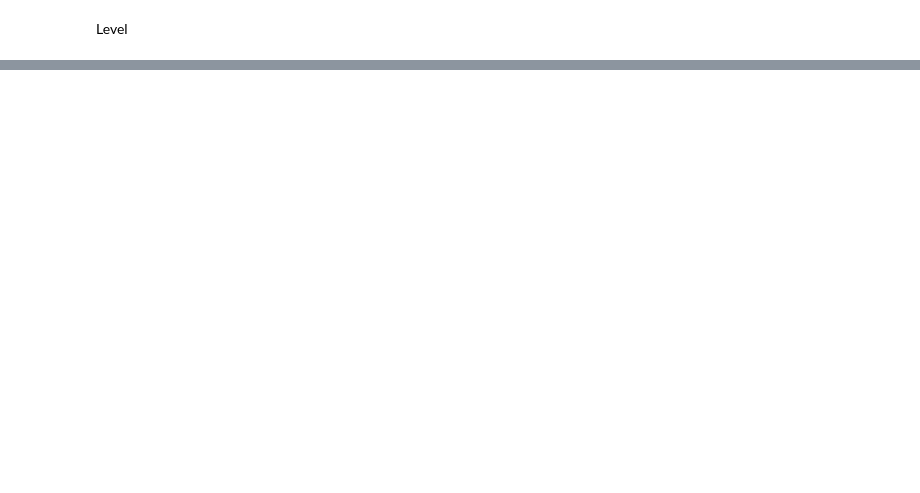
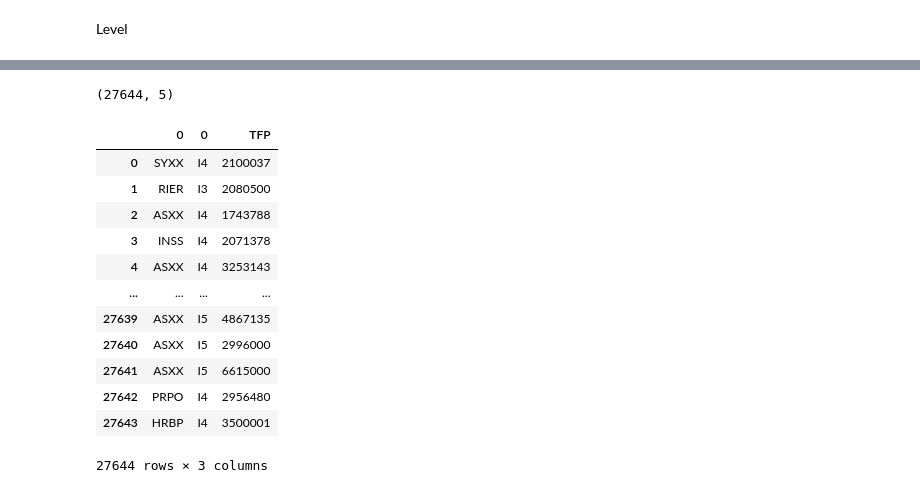
Before and after one commit to LazyHooks/Aon_Optimus, a Jupyter notebook: optimus_v5.ipynb, the cells around one changed output, grey strips where cells are left out. Drawn from its saved outputs; the diff is of its cells as text; code cells hidden in the pictures; blank space fills up the shorter version.

```diff
--- a/optimus_v5.ipynb
+++ b/optimus_v5.ipynb
@@ -100,13 +87,6 @@ for col in train_cols:
 # %% [markdown]
 Level
 # %%
-scaler=MinMaxScaler()
-tfp = tfp.values.reshape(-1, 1)
-tfp_test = tfp_test.values.reshape(-1, 1)
-scaler.fit(tfp)
-tfp_s=scaler.transform(tfp)
-tfp_s_test=scaler.transform(tfp_test)
-
 vectorizers_2 = []
 X_train_list_2 = []
 X_test_list_2 = []
@@ -118,8 +98,13 @@ for col in train_cols:
     X_test_list_2.append(X_test_col)
     vectorizers_2.append(vectorizer)
 
-X_train_list_2.append(tfp_s.reshape(1,-1))
-X_test_list_2.append(tfp_s_test.reshape(1,-1))
+jfcol='Job Family Code'
+vectorizer = TfidfVectorizer(max_features=10000)
+X_train_col = vectorizer.fit_transform(data.loc[:, jfcol])
+X_train_list_2.append(X_train_col)
+X_test_col = vectorizer.transform(data.loc[:, jfcol])
+X_test_list_2.append(X_test_col)
+vectorizers_2.append(vectorizer)
 # %% [markdown]
 JF
 # %%
@@ -193,12 +217,3 @@ Unseen Level
-# %%
-X_test_unseen_2 = []
-
-for i, col in enumerate(train_cols):
-    vectorizer = vectorizers[i]
-    X_test_col_2 = vectorizer.transform(df_test.loc[:, col])
-    X_test_unseen_2.append(X_test_col_2)
-
-X_unseen_2 = hstack(X_test_unseen_2)
 # %% [markdown]
 JF
 # %%
@@ -206,3 +223,17 @@ y_test_pred = model.predict (X_unseen)
+# %%
+X_test_unseen_2 = []
+z=0
+for i, col in enumerate(train_cols):
+    vectorizer = vectorizers_2[i]
+    X_test_col_2 = vectorizer.transform(df_test.loc[:, col])
+    X_test_unseen_2.append(X_test_col_2)
+    z=i
+
+vectorizer = vectorizers_2[z+1]
+X_test_col_2 = vectorizer.transform(df_test.loc[:, jfcol])
+X_test_unseen_2.append(X_test_col_2)
+
+X_unseen_2 = hstack(X_test_unseen_2)
 # %% [markdown]
 Level
 # %%
@@ -211,7 +242,7 @@ y_test_pred_2 = model_2.predict (X_unseen_2)
 pd.DataFrame(y_test_pred).to_csv('JF_x.csv')
 pd.DataFrame(y_test_pred_2).to_csv('Lvl_x.csv')
 frames=[pd.DataFrame(y_test_pred),pd.DataFrame(y_test_pred_2)]
-maps=pd.concat(frames)
+maps=pd.concat(frames, axis=1)
 pd.DataFrame(maps).to_csv('maps_x.csv')
 # %% [markdown]
 JF
@@ -229,0 +301,22 @@ print('Classification Report:\n', classification_report(y_test_actual_2, y_test_
+# %%
+df_test_2.shape
+# %% [output]
+(27644, 5)
+# %%
+temp=df_test_2.loc[:,'TFP']
+init_maps=pd.concat([maps , temp], axis=1)
+init_maps
+# %% [output]
+|  | 0 | 0 | TFP |
+| 0 | SYXX | I4 | 2100037 |
+| 1 | RIER | I3 | 2080500 |
+| 2 | ASXX | I4 | 1743788 |
+| 3 | INSS | I4 | 2071378 |
+| 4 | ASXX | I4 | 3253143 |
+| ... | ... | ... | ... |
+| 27639 | ASXX | I5 | 4867135 |
+| 27640 | ASXX | I5 | 2996000 |
+| 27641 | ASXX | I5 | 6615000 |
+| 27642 | PRPO | I4 | 2956480 |
+| 27643 | HRBP | I4 | 3500001 |
+27644 rows × 3 columns
```
Also changed, not shown: parts of 37 cells of this notebook.
